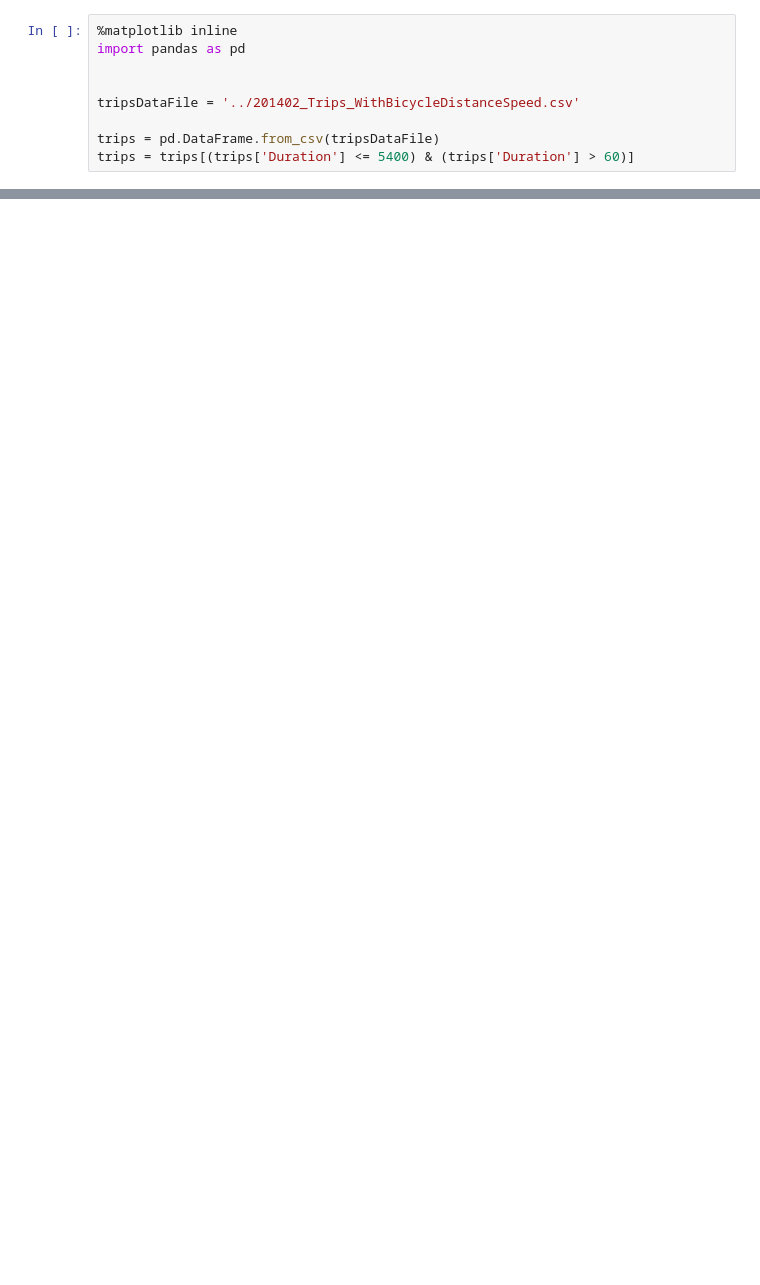
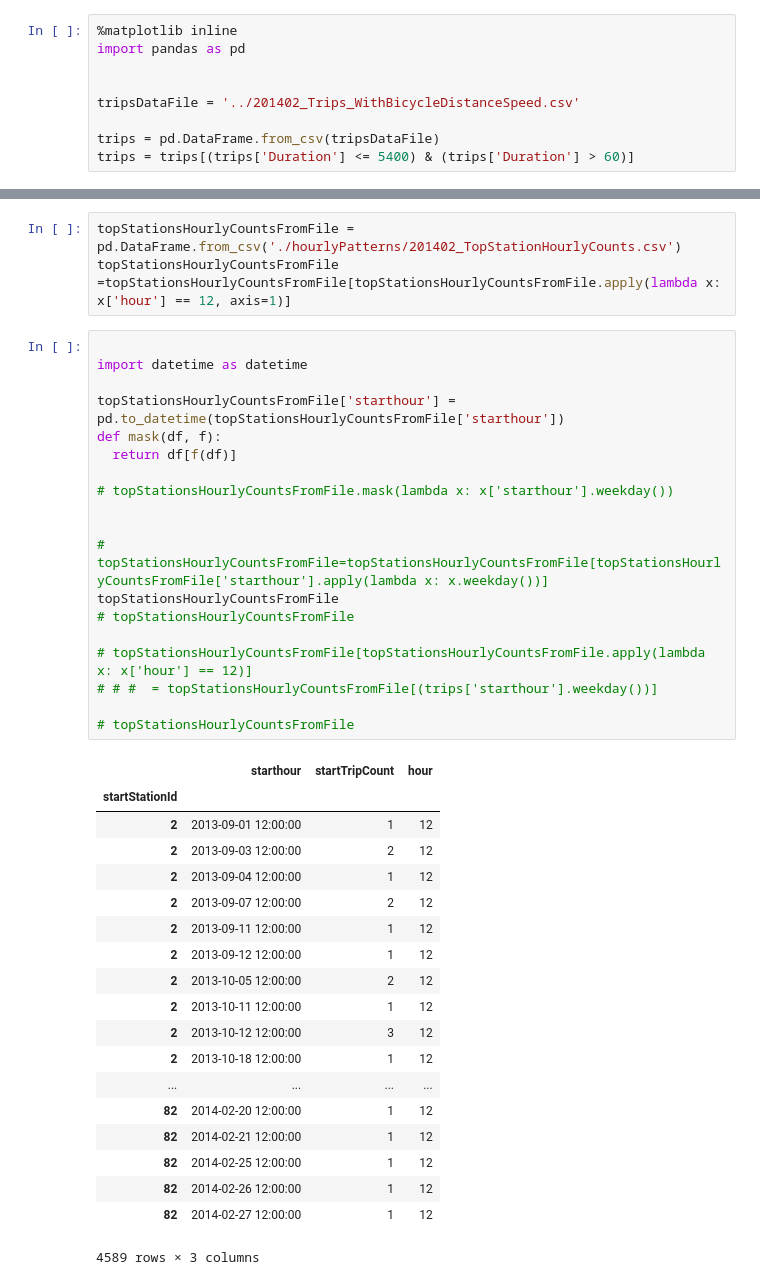
Before and after one commit to satishkvemula/springboard-datascience, a Jupyter notebook: capstone_babs/initialDataAnalysis/HourlyWeatherTieUp.ipynb, the cells around one changed output, grey strips where cells are left out. Cells and saved outputs as stored; diff of their text form; blank space fills up the shorter version.

```diff
--- a/capstone_babs/initialDataAnalysis/HourlyWeatherTieUp.ipynb
+++ b/capstone_babs/initialDataAnalysis/HourlyWeatherTieUp.ipynb
@@ -83,0 +35,42 @@ topStationHourlyCounts.to_csv('./hourlyPatterns/201402_TopStationHourlyCounts.cs
+# %%
+topStationsHourlyCountsFromFile = pd.DataFrame.from_csv('./hourlyPatterns/201402_TopStationHourlyCounts.csv')
+topStationsHourlyCountsFromFile =topStationsHourlyCountsFromFile[topStationsHourlyCountsFromFile.apply(lambda x: x['hour'] == 12, axis=1)]
+# %%
+
+import datetime as datetime
+
+topStationsHourlyCountsFromFile['starthour'] = pd.to_datetime(topStationsHourlyCountsFromFile['starthour'])
+def mask(df, f):
+  return df[f(df)]
+
+# topStationsHourlyCountsFromFile.mask(lambda x: x['starthour'].weekday())
+
+
+# topStationsHourlyCountsFromFile=topStationsHourlyCountsFromFile[topStationsHourlyCountsFromFile['starthour'].apply(lambda x: x.weekday())]
+topStationsHourlyCountsFromFile
+# topStationsHourlyCountsFromFile
+
+# topStationsHourlyCountsFromFile[topStationsHourlyCountsFromFile.apply(lambda x: x['hour'] == 12)]
+# # #  = topStationsHourlyCountsFromFile[(trips['starthour'].weekday())]
+
+# topStationsHourlyCountsFromFile
+# %% [output]
+|  | starthour | startTripCount | hour |
+| startStationId |  |  |  |
+| 2 | 2013-09-01 12:00:00 | 1 | 12 |
+| 2 | 2013-09-03 12:00:00 | 2 | 12 |
+| 2 | 2013-09-04 12:00:00 | 1 | 12 |
+| 2 | 2013-09-07 12:00:00 | 2 | 12 |
+| 2 | 2013-09-11 12:00:00 | 1 | 12 |
+| 2 | 2013-09-12 12:00:00 | 1 | 12 |
+| 2 | 2013-10-05 12:00:00 | 2 | 12 |
+| 2 | 2013-10-11 12:00:00 | 1 | 12 |
+| 2 | 2013-10-12 12:00:00 | 3 | 12 |
+| 2 | 2013-10-18 12:00:00 | 1 | 12 |
+| ... | ... | ... | ... |
+| 82 | 2014-02-20 12:00:00 | 1 | 12 |
+| 82 | 2014-02-21 12:00:00 | 1 | 12 |
+| 82 | 2014-02-25 12:00:00 | 1 | 12 |
+| 82 | 2014-02-26 12:00:00 | 1 | 12 |
+| 82 | 2014-02-27 12:00:00 | 1 | 12 |
+4589 rows × 3 columns
```
Also changed, not shown: parts of 8 cells of this notebook, 51 other files.
